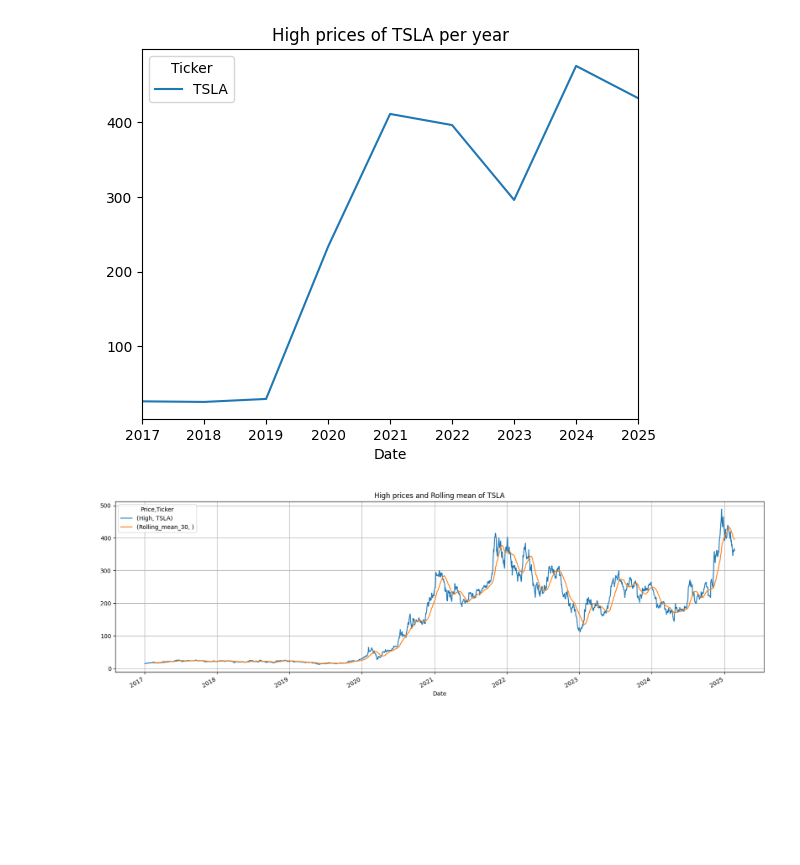
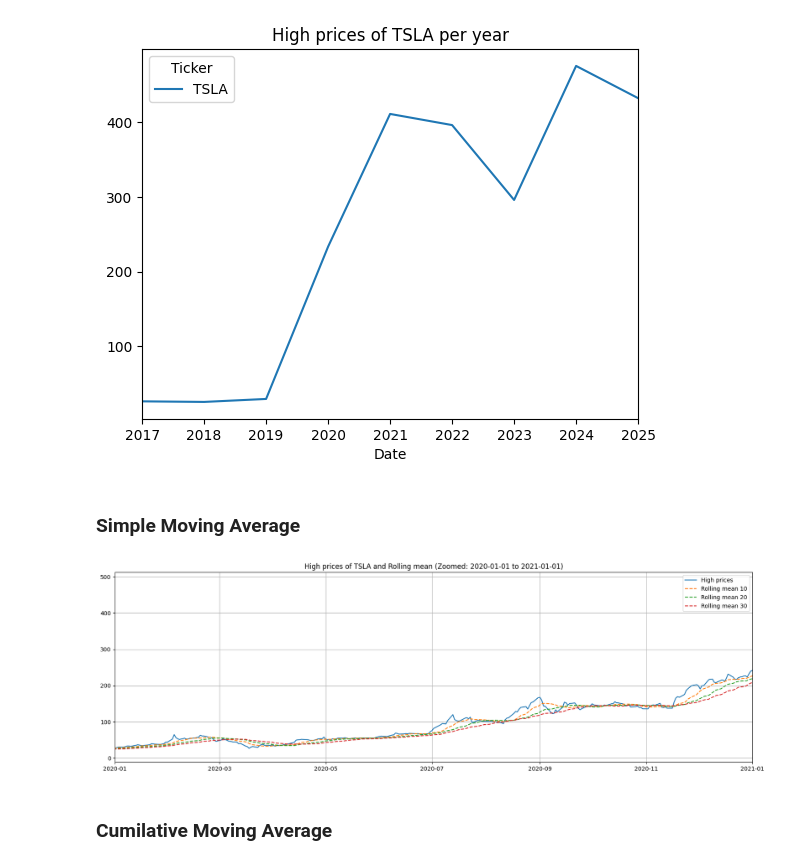
Before and after one commit to iamram33z/time-series-analysis, a Jupyter notebook: notebooks/time_series_eda.ipynb, the cells around one changed output. Drawn from its saved outputs; the diff is of its cells as text; code cells hidden in the pictures; blank space fills up the shorter version.

```diff
--- a/notebooks/time_series_eda.ipynb
+++ b/notebooks/time_series_eda.ipynb
@@ -73,4 +74,31 @@ tsla_data.resample('YE').max().plot(y='Open', kind ='line', title='High prices o
 plt.show()
 # %% [output]
 [figure]
+# %% [markdown]
+### Simple Moving Average
+# %%
+# Add a column with the Rolling mean of the High prices
+window = [10, 20, 30]
+min_periods = 1
+for i in window:
+    tsla_data[f'Rolling_mean_{i}'] = tsla_data['High'].rolling(window=i, min_periods=min_periods).mean()
+# %%
+# Plot the High prices and the Rolling mean in the same plot by zooming in the data
+plt.figure(figsize=(20, 6))
+fig = plt.gcf()
+plt.plot(tsla_data['High'], label='High prices')
+for i in window:
+    plt.plot(tsla_data[f'Rolling_mean_{i}'], label=f'Rolling mean {i}', linestyle='--')
+
+# Set the x-axis limits to zoom in on the specified date range
+plt.xlim(pd.Timestamp('2020-01-01'), pd.Timestamp('2021-01-01'))
+
+plt.title('High prices of TSLA and Rolling mean (Zoomed: 2020-01-01 to 2021-01-01)')
+plt.legend()
+plt.grid()
+plt.show()
+# %% [output]
+[figure, added]
+# %% [markdown]
+### Cumilative Moving Average
 # %%
@@ -79,10 +106,0 @@ tsla_data['Rolling_mean_30'] = tsla_data['High'].rolling(window=30).mean()
-# %%
-# Plot the High prices and the Rolling mean
-tsla_data[['High', 'Rolling_mean_30']].plot()
-fig = plt.gcf()
-fig.set_size_inches(20, 6)
-plt.title('High prices and Rolling mean of TSLA')
-plt.grid()
-plt.show()
-# %% [output]
-[figure, removed]
```
Also changed, not shown: parts of 7 cells of this notebook.
